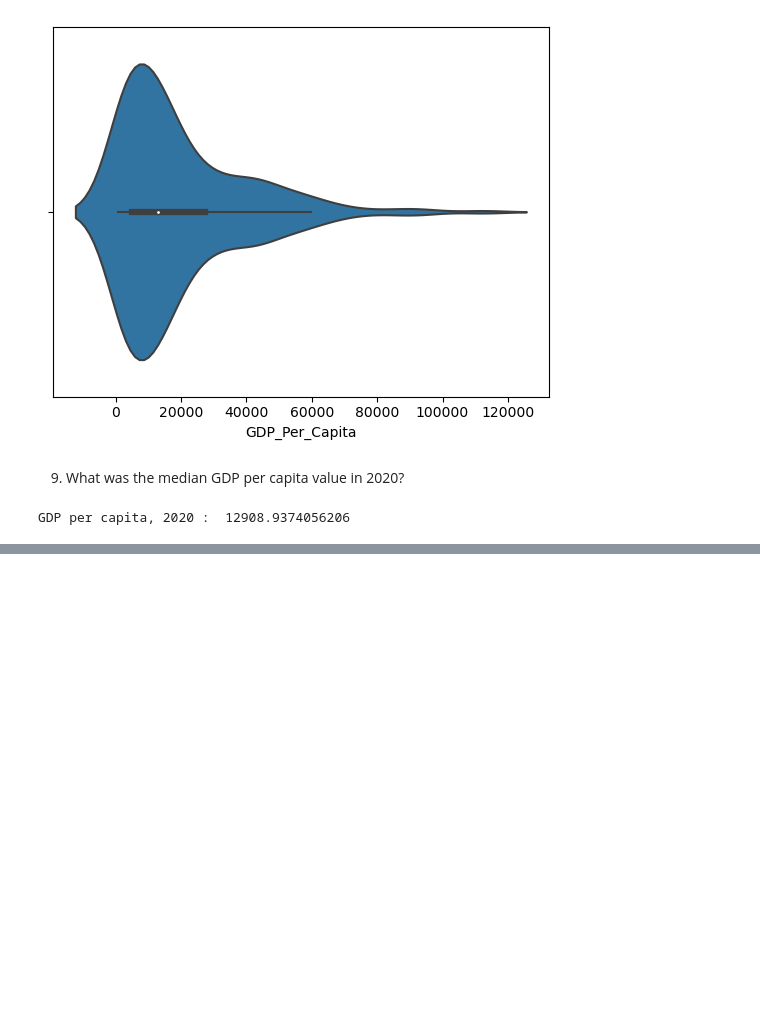
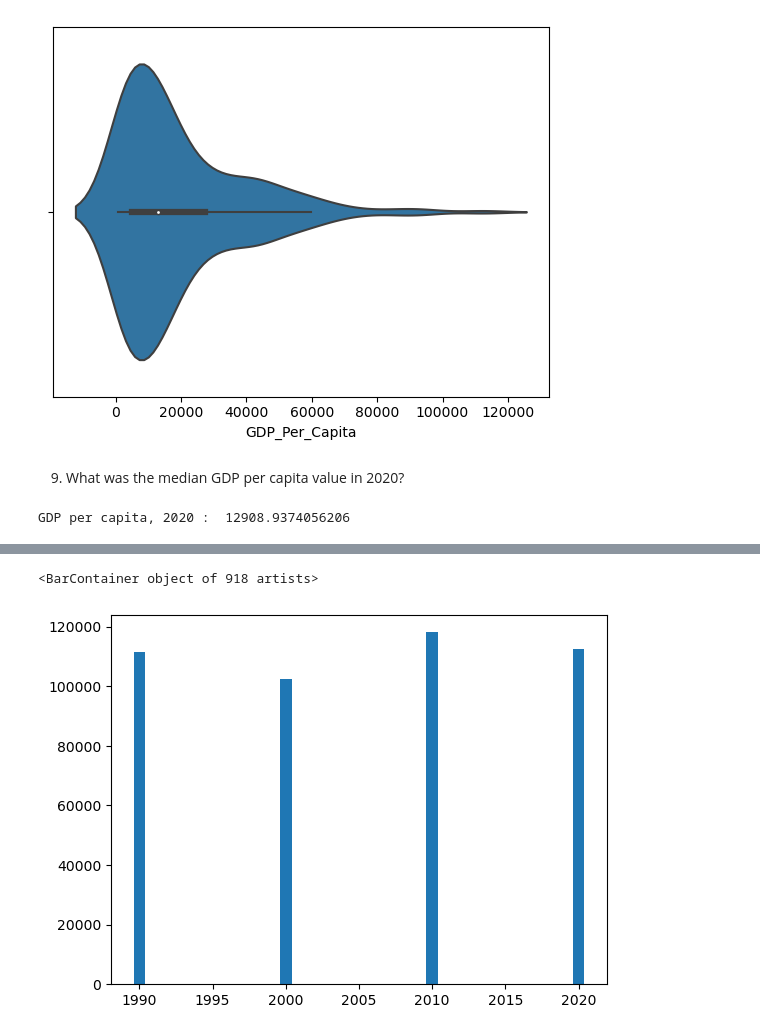
Before and after one commit to NSS-Data-Analytics-Cohort-8/gdp-and-internet-usage-melaniewesson, a Jupyter notebook: notebooks/un_project.ipynb, the cells around one changed output, grey strips where cells are left out. Saved outputs shown, nothing was run; the diff lists cells and outputs as text; code cells hidden in the pictures; blank space fills up the shorter version.

```diff
--- a/notebooks/un_project.ipynb
+++ b/notebooks/un_project.ipynb
@@ -152,0 +158,5 @@ print(gdp_decades.head())
+# %%
+plt.bar(gdp_decades.Year, gdp_decades.GDP_Per_Capita)
+# %% [output]
+<BarContainer object of 918 artists>
+[figure, added]
```
Also changed, not shown: parts of 13 cells of this notebook.
